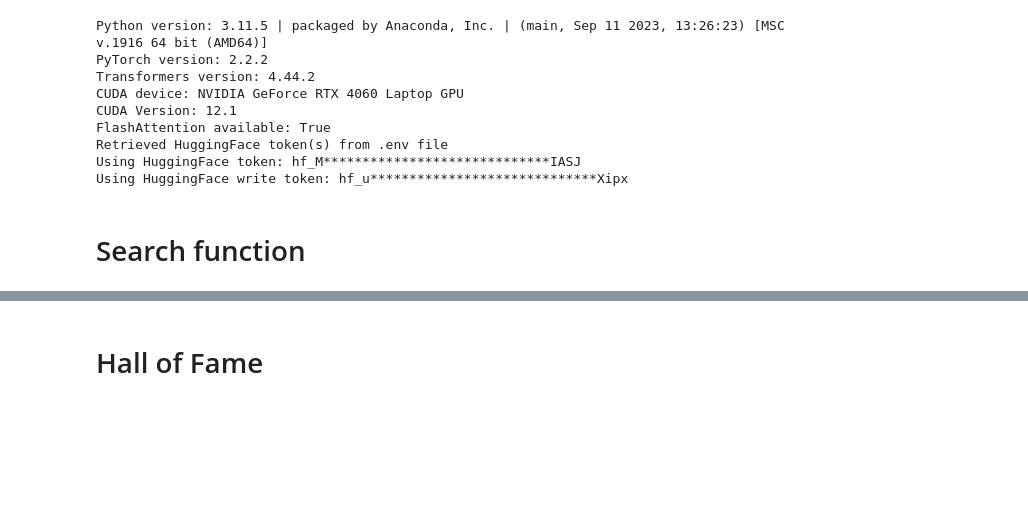
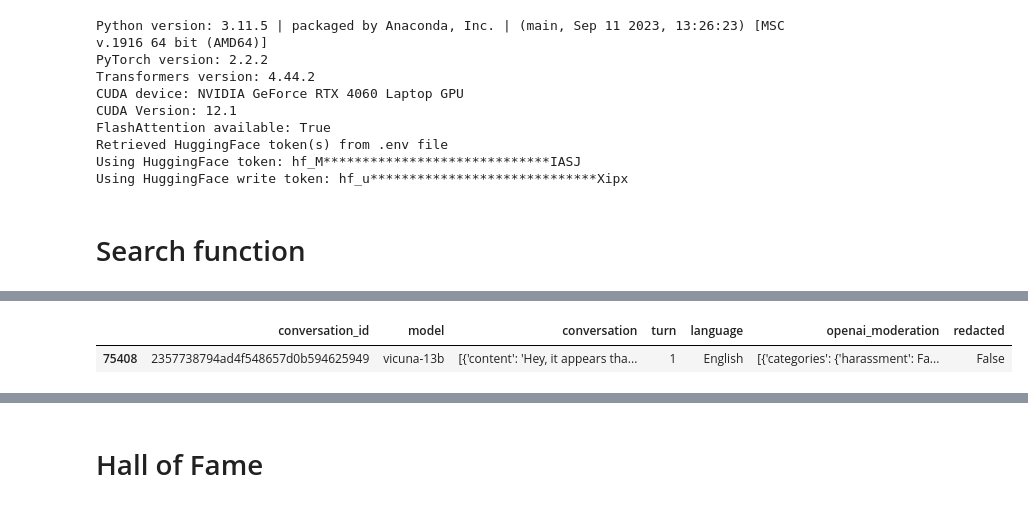
Before and after one commit to reddgr/chatbot-response-scoring-scbn-rqtl, a Jupyter notebook: lmsys-chatbot-arena-hall-of-fame.ipynb, the cells around one changed output, grey strips where cells are left out. Saved outputs shown, nothing was run; the diff lists cells and outputs as text; code cells hidden in the pictures; blank space fills up the shorter version.

```diff
--- a/lmsys-chatbot-arena-hall-of-fame.ipynb
+++ b/lmsys-chatbot-arena-hall-of-fame.ipynb
@@ -38,3 +32,9 @@ display(results_df)
+# %%
+results_df = lmsys_chat_1m.search_conversations("it appears that you're a rockstar among LLMs")
+display(results_df)
+# %% [output]
+|  | conversation_id | model | conversation | turn | language | openai_moderation | redacted |
+| 75408 | 2357738794ad4f548657d0b594625949 | vicuna-13b | [{'content': 'Hey, it appears tha... | 1 | English | [{'categories': {'harassment': Fa... | False |
 # %%
 results_df = lmsys_chat_1m.search_conversations("the inhabitants of a simulation game are moving according to algorithms")
 display(results_df)
```
Also changed, not shown: parts of 1 cell of this notebook.
